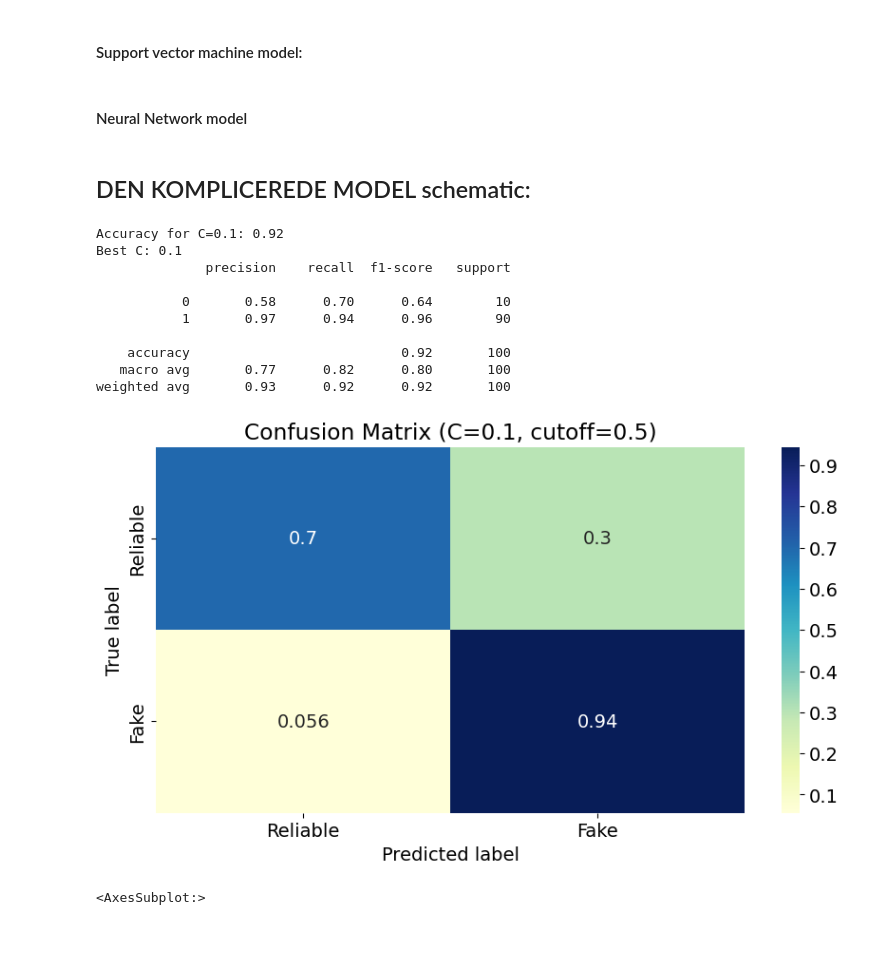
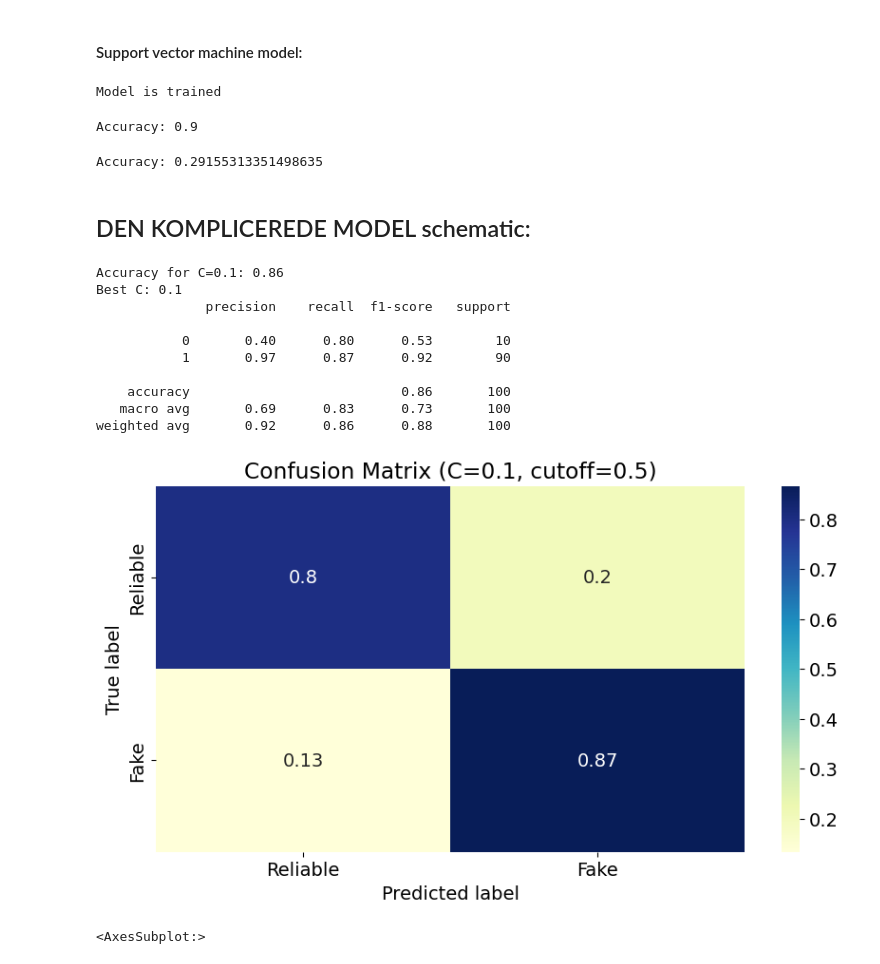
Before and after one commit to Simoerk/FinalProjectDS, a Jupyter notebook: FinalProjectDS-workingcopy.ipynb, the cells around one changed output. Saved outputs shown, nothing was run; the diff lists cells and outputs as text; code cells hidden in the pictures; blank space fills up the shorter version.

Commit message:
Now with resampling of a-model logistic and a sketch og gaussian

```diff
--- a/FinalProjectDS-workingcopy.ipynb
+++ b/FinalProjectDS-workingcopy.ipynb
@@ -465,3 +526,14 @@ plt.show()
 ## The Liar dataset
 # %% [markdown]
 #### Cleaning the Liar dataset
+# %%
+# Removing duplicates and Na/nan from liar datasets
+
+LiarTest.columns = ['col1', 'label', 'content', 'title', 'col5', 'col6', 'col7', 'col8', 'col9', 'col10', 'col11', 'col12', 'col13', 'col14']
+LiarTest = remove_duplicates_and_nan(LiarTest, 'title', 'content')
+
+LiarVal.columns = ['col1', 'label', 'content', 'title', 'col5', 'col6', 'col7', 'col8', 'col9', 'col10', 'col11', 'col12', 'col13', 'col14']
+LiarVal = remove_duplicates_and_nan(LiarVal, 'title', 'content')
+
+LiarTrain.columns = ['col1', 'label', 'content', 'title', 'col5', 'col6', 'col7', 'col8', 'col9', 'col10', 'col11', 'col12', 'col13', 'col14']
+LiarTrain = remove_duplicates_and_nan(LiarTrain, 'title', 'content')
@@ -468,6 +547,6 @@ plt.show()
 # %%
 #X_val_liar, k1, k2,k3, UWC = clean_df(LiarVal, 2)
-LiarVal.columns = ['col1', 'col2', 'content', 'col4', 'col5', 'col6', 'col7', 'col8', 'col9', 'col10', 'col11', 'col12', 'col13', 'col14']
+LiarVal.columns = ['col1', 'label', 'content', 'title', 'col5', 'col6', 'col7', 'col8', 'col9', 'col10', 'col11', 'col12', 'col13', 'col14']
 #LiarVal = LiarVal.rename(columns={2: 'content'})
 #print("Headers: ", LiarVal.columns.values)
 #print(LiarVal)
@@ -695,8 +778,39 @@ print('Accuracy:', acc_forrest)
 Accuracy: 0.94
 # %% [markdown]
 #### Support vector machine model:
-# %% [markdown]
-#### Neural Network model
+# %%
+# Support Vector Machine (SVM) model
+from sklearn.svm import SVC
+from sklearn.preprocessing import LabelEncoder
+
+# Train an SVM model
+svm = SVC(kernel='linear')
+svm.fit(X_train_vec, y_train_bin)
+print("Model is trained")
+
+#Output note: Accuracy: 0.575, when nrows=1.000, runtime 41.3s
+#Output note: Accuracy: 0.62, when nrows=2.000, runtime 1m 42.7s
+#Output note: Accuracy: 0.6633, when nrows=3.000, runtime 3m 31.6s
+#Output note: Accuracy: 0.67, when nrows=4.000, runtime 7m 31.5s
+#Output note: Accuracy: 0.684, when nrows=5.000, runtime 12min 30s
+#Output note: Accuracy: 0.7125, when nrows=6.000, runtime 53min 29.7s
+#Output note: Accuracy: 0.767, when nrows=10.000, runtime 7h 12min 11.4s
+# %% [output]
+Model is trained
+# %%
+# Evaluate the model on big corpus
+y_pred_svm = svm.predict(X_val_vec)
+acc_svm = accuracy_score(y_val_bin, y_pred_svm)
+print('Accuracy:', acc_svm)
+# %% [output]
+Accuracy: 0.9
+# %%
+# Evaluate the model on liar corpus
+y_pred_svm_liar = rfc.predict(X_val_liar)
+acc_svm = accuracy_score(y_val_liar, y_pred_svm_liar)
+print('Accuracy:', acc_svm)
+# %% [output]
+Accuracy: 0.29155313351498635
 # %% [markdown]
 ## DEN KOMPLICEREDE MODEL schematic:
 # %%
@@ -708,47 +822,53 @@ best_accuracy = 0
 best_c = 0
 best_y_pred = None
 
+# create a RandomUnderSampler instance
+rus = RandomUnderSampler(random_state=0)
+
+# fit and transform the training data using RandomUnderSampler
+X_train_resampled, y_train_resampled = rus.fit_resample(X_train_vec, y_train_bin)
+
 for c in Cs:
     simple_log_model = LogisticRegression(max_iter=100000, C=c, class_weight='balanced')
-    simple_log_model.fit(X_train_vec, y_train_bin)
+    simple_log_model.fit(X_train_resampled, y_train_resampled)
     y_pred = simple_log_model.predict(X_val_vec)
     accuracy = accuracy_score(y_val_bin, y_pred)
     print(f"Accuracy for C={c}: {accuracy}")
 
     if accuracy > best_accuracy:
         best_accuracy = accuracy
         best_c = c
         best_y_pred = y_pred
 
 print("Best C:", best_c)
 
 # generate class probabilities and select cutoff
 probas = simple_log_model.predict_proba(X_val_vec)
 cutoff = 0.5
 y_pred_cutoff = (probas[:,1] > cutoff).astype(int)
 
 # print classification report
 print(classification_report(y_val_bin, y_pred_cutoff))
 
 # calculate and plot confusion matrix in percentages
 conf_mat = confusion_matrix(y_val_bin, y_pred_cutoff, normalize='true')
 sns.heatmap(conf_mat, annot=True, cmap="YlGnBu", xticklabels=['Reliable', 'Fake'], yticklabels=['Reliable', 'Fake'])
 plt.xlabel('Predicted label')
 plt.ylabel('True label')
 plt.title(f'Confusion Matrix (C={best_c}, cutoff={cutoff})')
 plt.show()
 # %% [output]
-Accuracy for C=0.1: 0.92
+Accuracy for C=0.1: 0.86
 Best C: 0.1
               precision    recall  f1-score   support
 
-           0       0.58      0.70      0.64        10
-           1       0.97      0.94      0.96        90
+           0       0.40      0.80      0.53        10
+           1       0.97      0.87      0.92        90
 
-    accuracy                           0.92       100
-   macro avg       0.77      0.82      0.80       100
-weighted avg       0.93      0.92      0.92       100
+    accuracy                           0.86       100
+   macro avg       0.69      0.83      0.73       100
+weighted avg       0.92      0.86      0.88       100
-[figure, old version]
+[figure, new version]
 # %%
 # calculate and plot confusion matrix with absolute values
 conf_mat1 = confusion_matrix(y_val_bin, best_y_pred)
```
Also changed, not shown: parts of 28 cells of this notebook.
